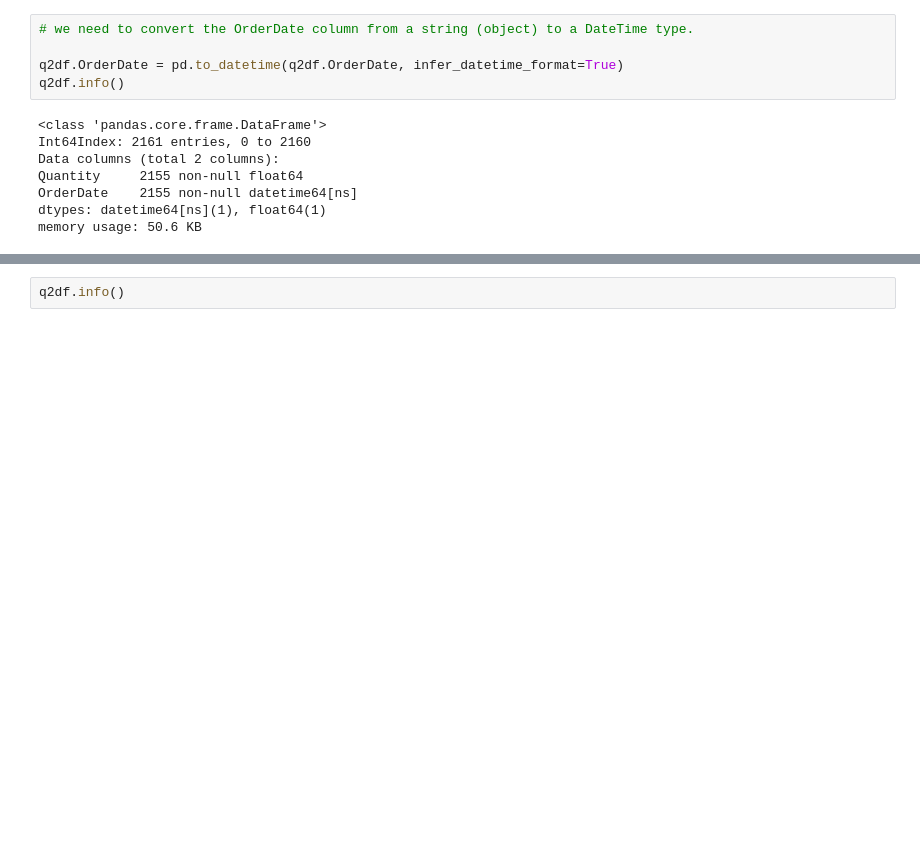
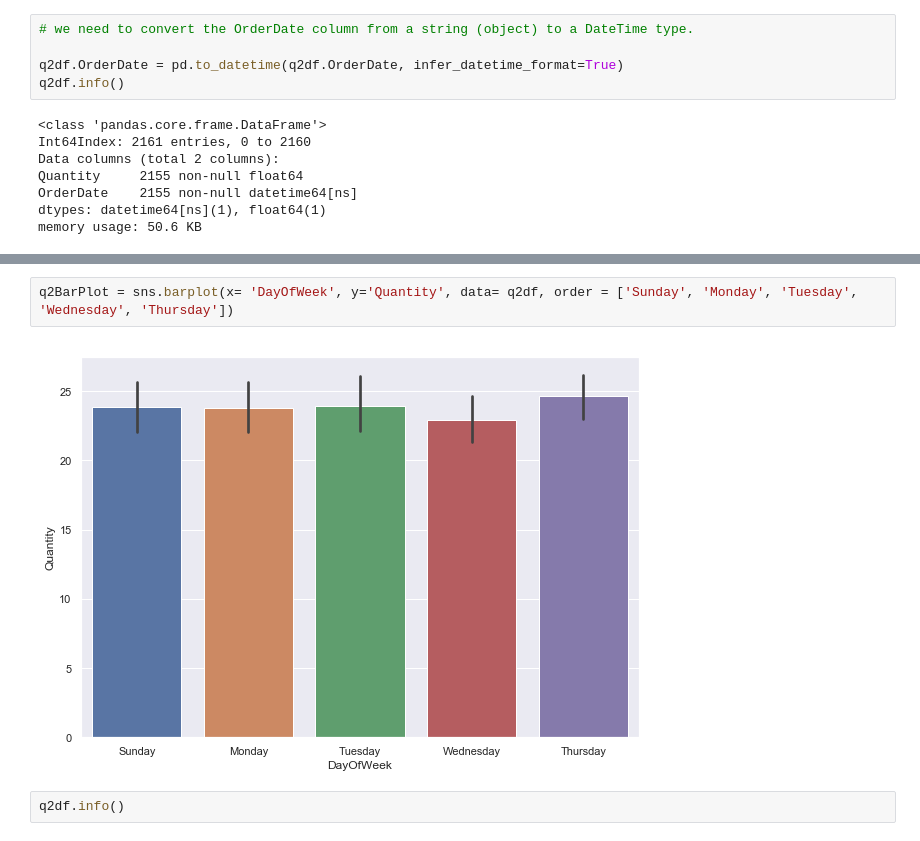
Before and after one commit to mgavish/Hypothesis-Testing, a Jupyter notebook: Mod 2 Final Project Work V11.ipynb, the cells around one changed output, grey strips where cells are left out. Cells and saved outputs as stored; diff of their text form; blank space fills up the shorter version.

```diff
--- a/Mod 2 Final Project Work V11.ipynb
+++ b/Mod 2 Final Project Work V11.ipynb
@@ -626,3 +647,7 @@ q2df.head()
+# %%
+q2BarPlot = sns.barplot(x= 'DayOfWeek', y='Quantity', data= q2df, order = ['Sunday', 'Monday', 'Tuesday', 'Wednesday', 'Thursday'])
+# %% [output]
+[figure, added]
 # %%
 q2df.info()
 # %% [output]
```
Also changed, not shown: parts of 34 cells of this notebook, 1 other file.
